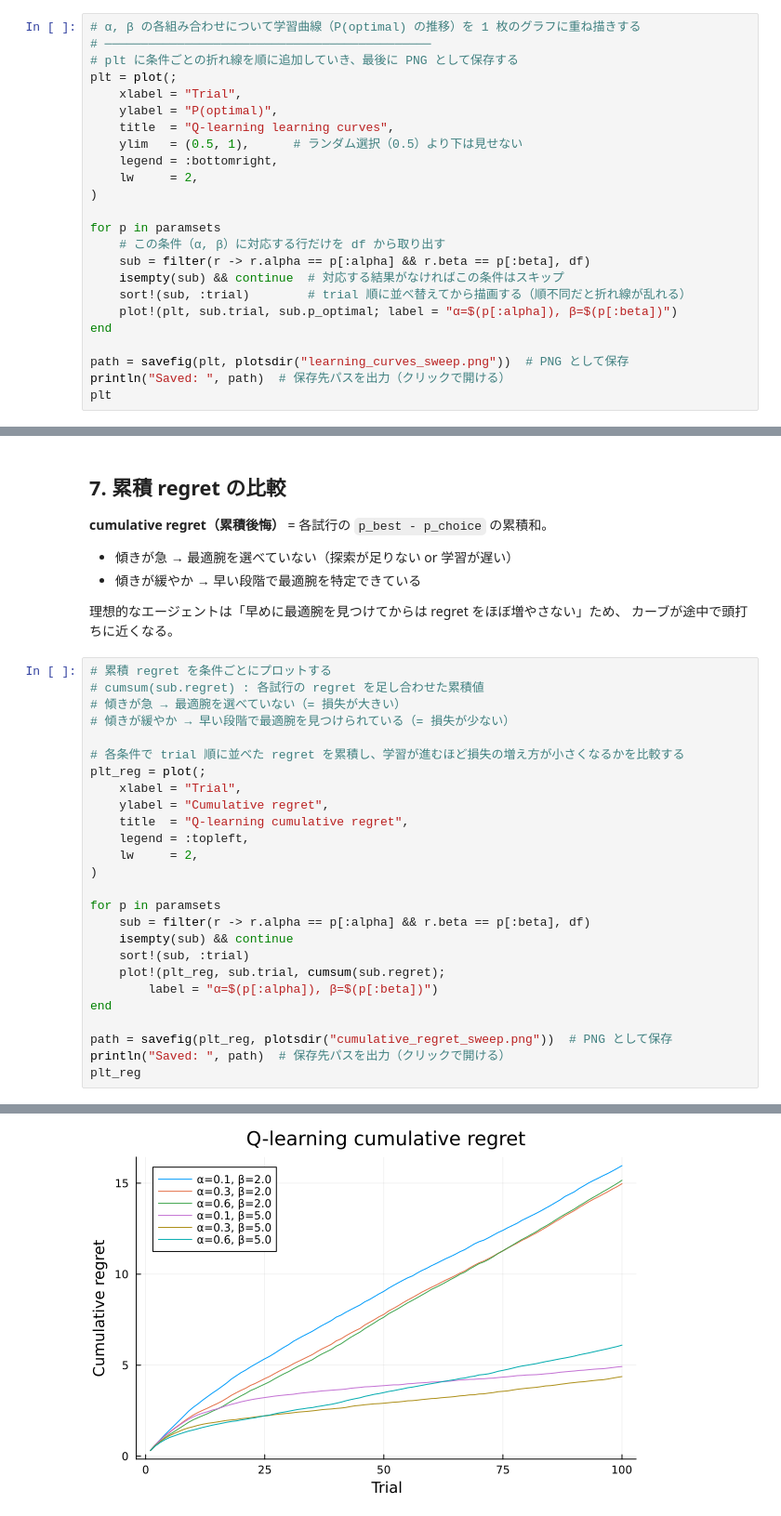
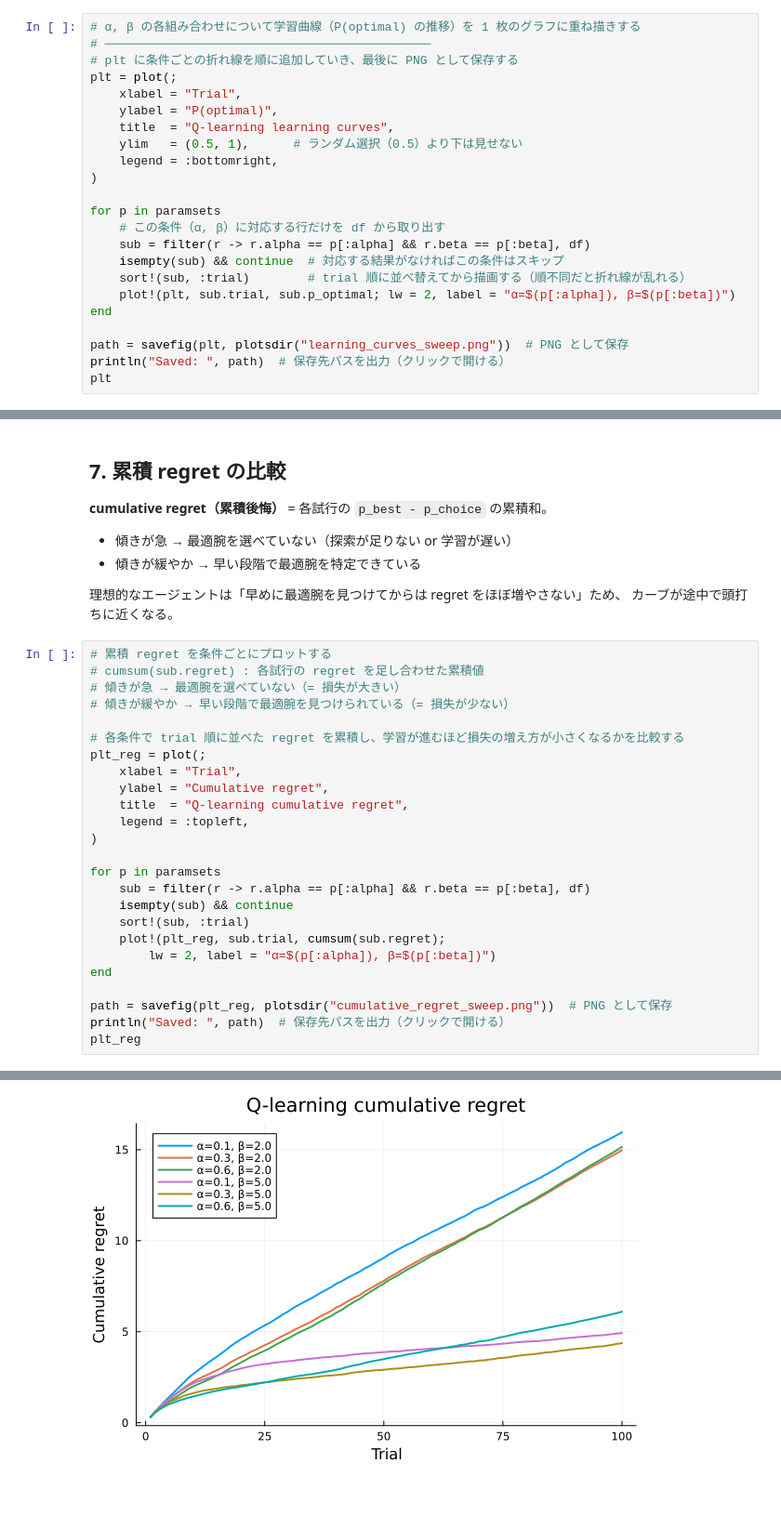
Before and after one commit to oyo-k/BanditTutorial, a Jupyter notebook: notebooks/bandit_qlearning.ipynb, the cells around one changed output, grey strips where cells are left out. Shown at 93% size. Saved outputs shown, nothing was run; the diff lists cells and outputs as text.

```diff
--- a/notebooks/bandit_qlearning.ipynb
+++ b/notebooks/bandit_qlearning.ipynb
@@ -203,7 +203,6 @@ plt = plot(;
     title  = "Q-learning learning curves",
     ylim   = (0.5, 1),      # ランダム選択（0.5）より下は見せない
     legend = :bottomright,
-    lw     = 2,
 )
 
 for p in paramsets
@@ -211,7 +210,7 @@ for p in paramsets
     sub = filter(r -> r.alpha == p[:alpha] && r.beta == p[:beta], df)
     isempty(sub) && continue  # 対応する結果がなければこの条件はスキップ
     sort!(sub, :trial)        # trial 順に並べ替えてから描画する（順不同だと折れ線が乱れる）
-    plot!(plt, sub.trial, sub.p_optimal; label = "α=$(p[:alpha]), β=$(p[:beta])")
+    plot!(plt, sub.trial, sub.p_optimal; lw = 2, label = "α=$(p[:alpha]), β=$(p[:beta])")
 end
 
 path = savefig(plt, plotsdir("learning_curves_sweep.png"))  # PNG として保存
@@ -253,29 +255,28 @@ end
 # %%
 # 累積 regret を条件ごとにプロットする
 # cumsum(sub.regret) : 各試行の regret を足し合わせた累積値
 # 傾きが急 → 最適腕を選べていない（= 損失が大きい）
 # 傾きが緩やか → 早い段階で最適腕を見つけられている（= 損失が少ない）
 
 # 各条件で trial 順に並べた regret を累積し、学習が進むほど損失の増え方が小さくなるかを比較する
 plt_reg = plot(;
     xlabel = "Trial",
     ylabel = "Cumulative regret",
     title  = "Q-learning cumulative regret",
     legend = :topleft,
-    lw     = 2,
 )
 
 for p in paramsets
     sub = filter(r -> r.alpha == p[:alpha] && r.beta == p[:beta], df)
     isempty(sub) && continue
     sort!(sub, :trial)
     plot!(plt_reg, sub.trial, cumsum(sub.regret);
-        label = "α=$(p[:alpha]), β=$(p[:beta])")
+        lw = 2, label = "α=$(p[:alpha]), β=$(p[:beta])")
 end
 
 path = savefig(plt_reg, plotsdir("cumulative_regret_sweep.png"))  # PNG として保存
 println("Saved: ", path)  # 保存先パスを出力（クリックで開ける）
 plt_reg
 # %% [output]
 Saved: /Users/oyokuratomo/Documents/bandit/BanditTutorial/plots/cumulative_regret_sweep.png
-[figure, old version]
+[figure, new version]
```
Also changed, not shown: parts of 1 cell of this notebook, 2 other files.
